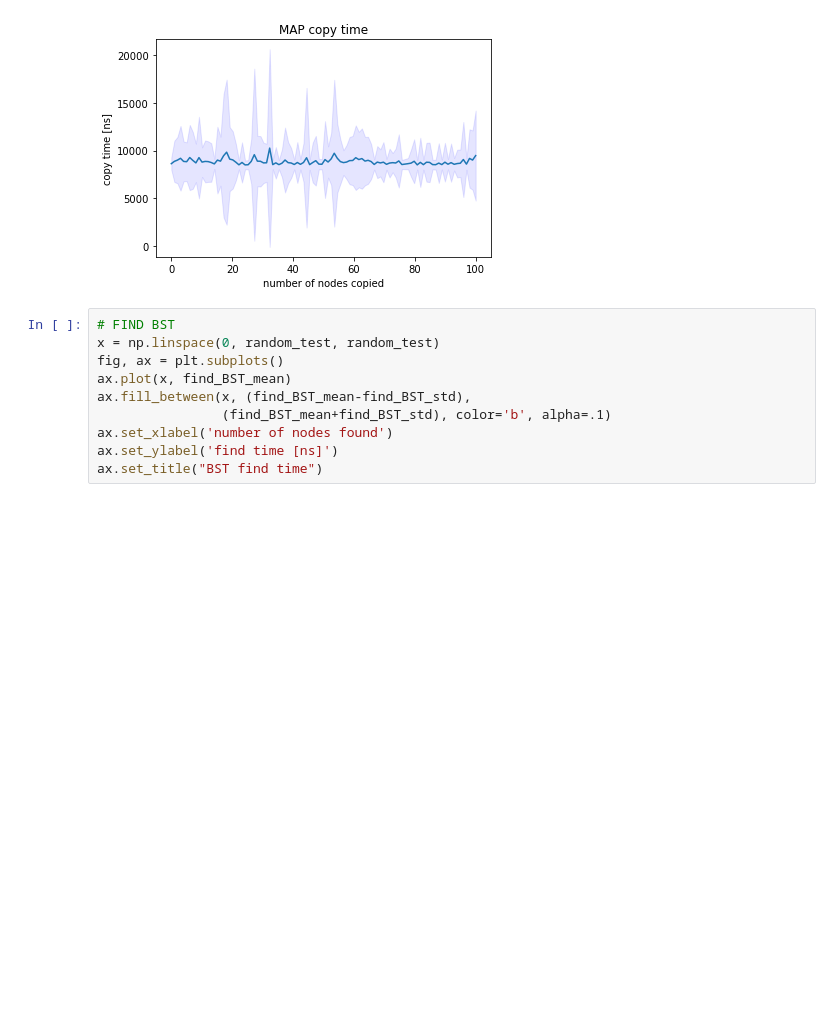
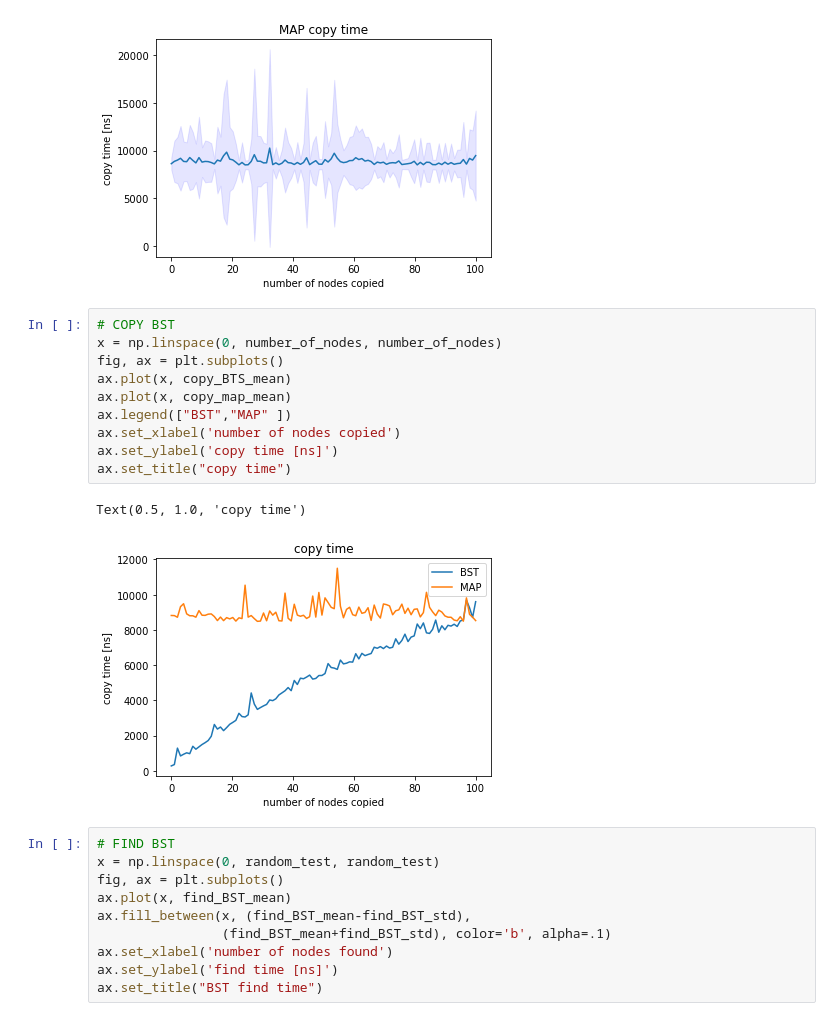
Before and after one commit to Andrecik/BinarySearchTree, a Jupyter notebook: benchgraph.ipynb, the cells around one changed output. Saved outputs shown, nothing was run; the diff lists cells and outputs as text; blank space fills up the shorter version.

```diff
--- a/benchgraph.ipynb
+++ b/benchgraph.ipynb
@@ -159,6 +171,19 @@ ax.set_title("MAP copy time")
 # %% [output]
 Text(0.5, 1.0, 'MAP copy time')
 [figure]
+# %%
+# COPY BST
+x = np.linspace(0, number_of_nodes, number_of_nodes)
+fig, ax = plt.subplots()
+ax.plot(x, copy_BTS_mean)
+ax.plot(x, copy_map_mean)
+ax.legend(["BST","MAP" ])
+ax.set_xlabel('number of nodes copied')
+ax.set_ylabel('copy time [ns]')
+ax.set_title("copy time")
+# %% [output]
+Text(0.5, 1.0, 'copy time')
+[figure, added]
 # %%
 # FIND BST
 x = np.linspace(0, random_test, random_test)
```
Also changed, not shown: parts of 7 cells of this notebook, 1 other file.
